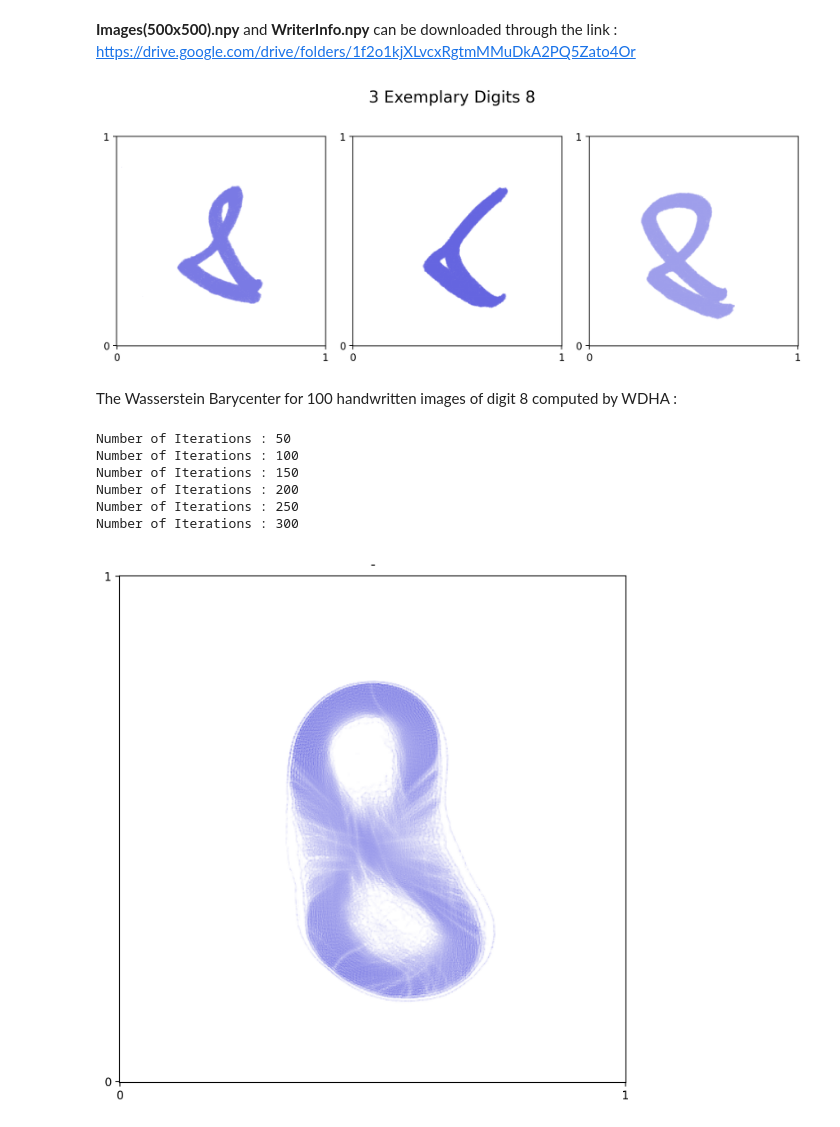
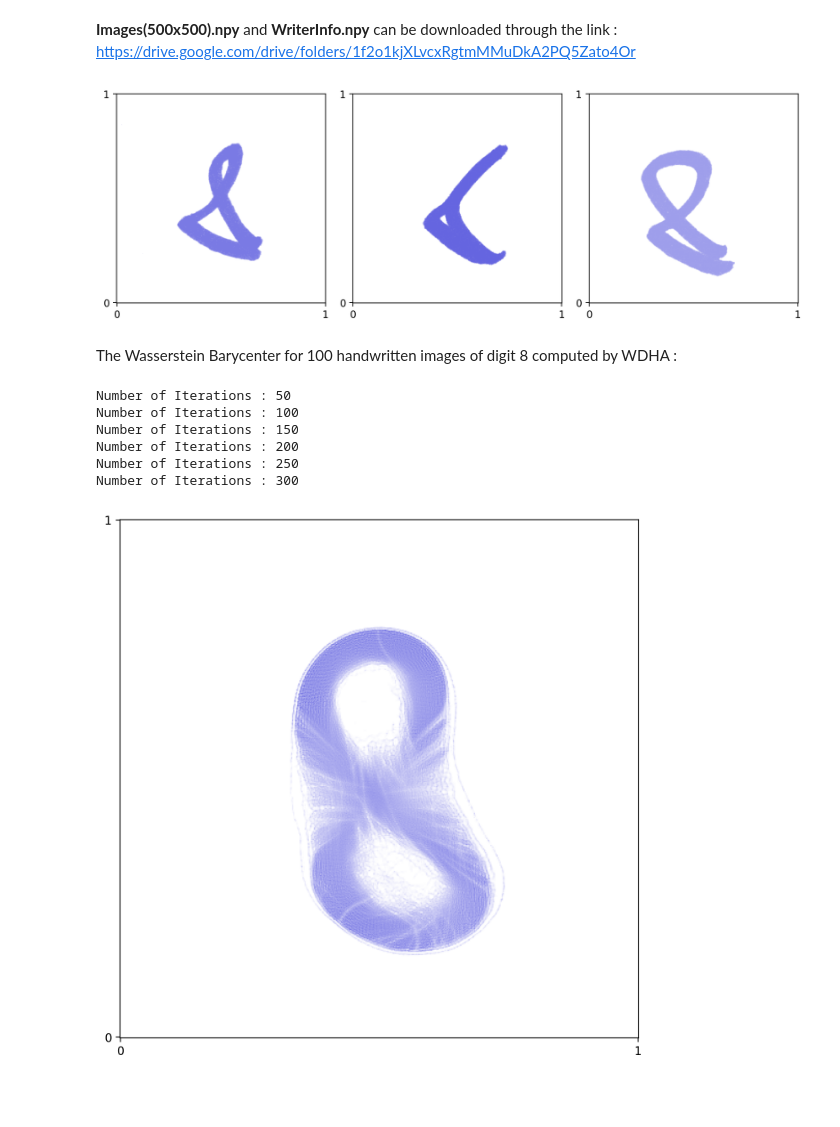
Before and after one commit to kaheonkim/WDHA, a Jupyter notebook: examples/htmls/High-resolution Handwritten Digits.ipynb, the cells around one changed output. Drawn from its saved outputs; the diff is of its cells as text; code cells hidden in the pictures; blank space fills up the shorter version.

```diff
--- a/examples/htmls/High-resolution Handwritten Digits.ipynb
+++ b/examples/htmls/High-resolution Handwritten Digits.ipynb
@@ -45,20 +40,19 @@ del Images, WriterInfo, user, digit
 # %%
 fig, axes = plt.subplots(1, 3, figsize=(10, 4))  # 3 rows, 1 column
 
 plotting_mnist(numbers8[0], '', ax=axes[0])
 plotting_mnist(numbers8[1], '', ax=axes[1])
 plotting_mnist(numbers8[2], '', ax=axes[2])
 
-fig.suptitle("3 Exemplary Digits 8", fontsize=16)
 plt.tight_layout()
 plt.show()
 # %% [output]
-[figure, old version]
+[figure, new version]
 # %% [markdown]
 The Wasserstein Barycenter for 100 handwritten images of digit 8 computed by WDHA :
 # %%
 bary8 = frechet_mean(numbers8, num_iter, 'mnist',plot_option = False, save_option = False, return_option = True)
-plotting_mnist(bary8, '-')
+plotting_mnist(bary8, '')
 # %% [output]
 Number of Iterations : 50
 Number of Iterations : 100
@@ -66,4 +60,4 @@ Number of Iterations : 150
 Number of Iterations : 200
 Number of Iterations : 250
 Number of Iterations : 300
-[figure, old version]
+[figure, new version]
```
Also changed, not shown: parts of 2 cells of this notebook, 15 other files.
